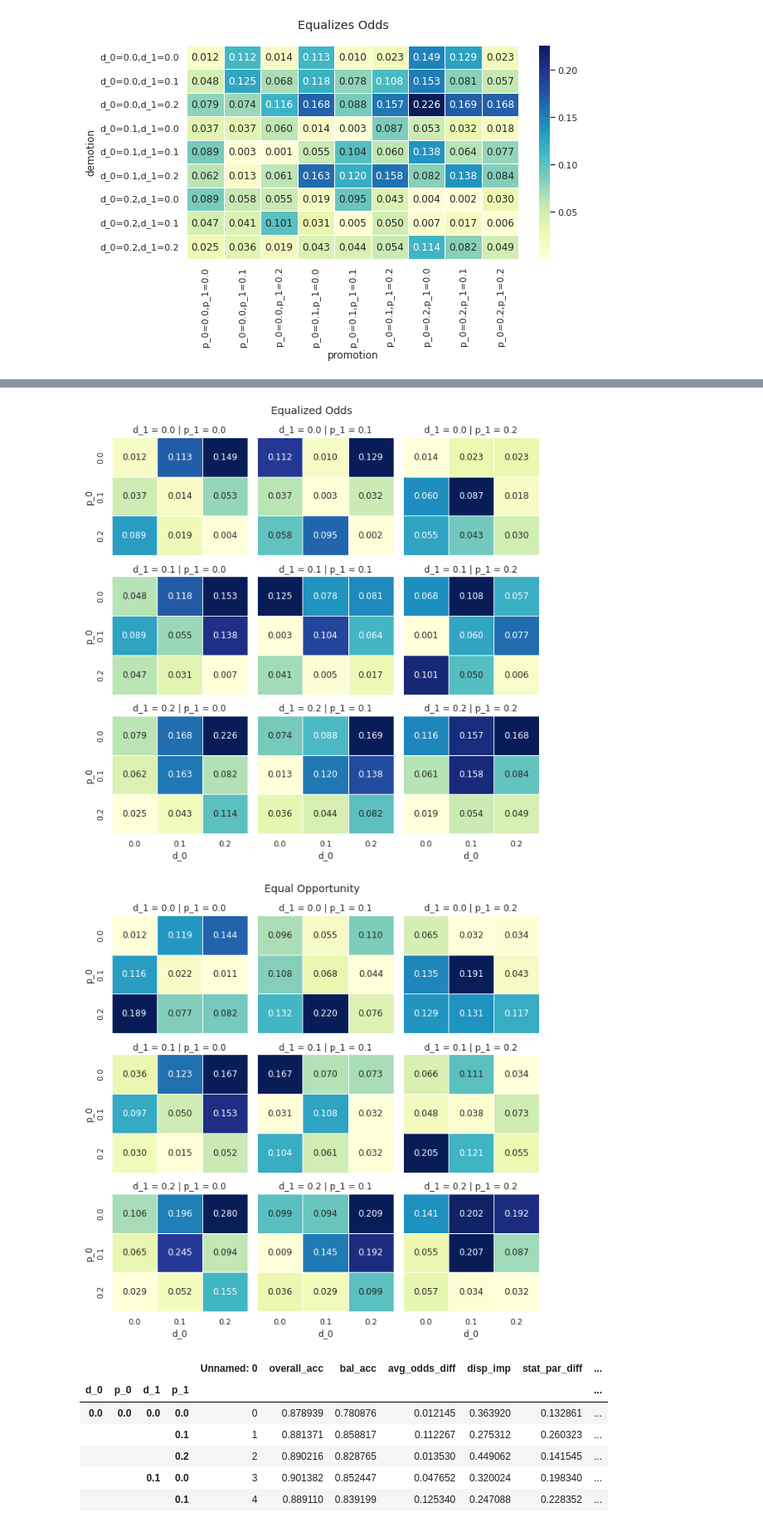
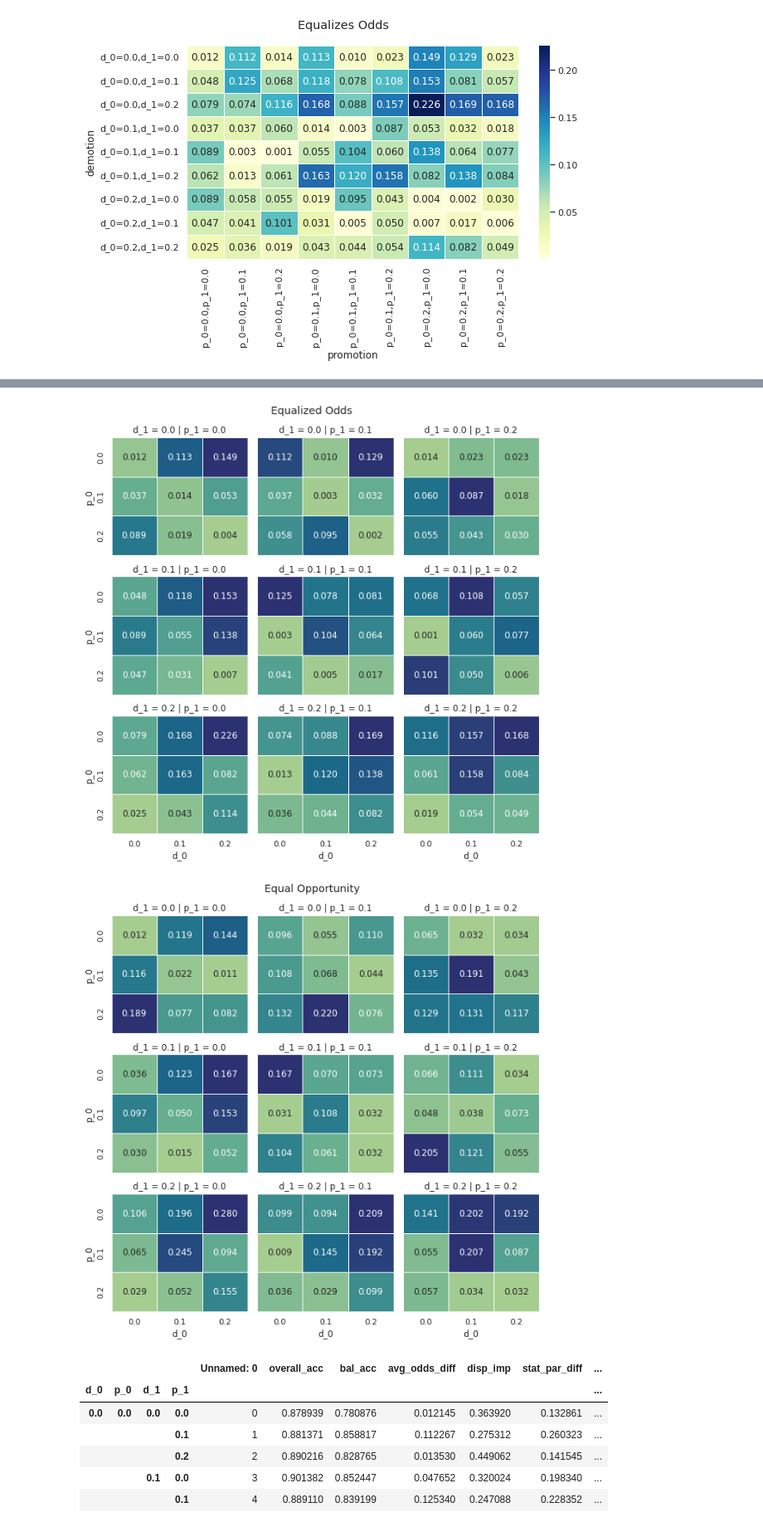
Before and after one commit to ygorcanalli/FairTransitionLoss, a Jupyter notebook: notebooks/2023-06-14/plot_grid.ipynb, the cells around one changed output, grey strips where cells are left out. Shown at 83% size. Drawn from its saved outputs; the diff is of its cells as text; code cells hidden in the pictures.

```diff
--- a/notebooks/2023-06-14/plot_grid.ipynb
+++ b/notebooks/2023-06-14/plot_grid.ipynb
@@ -99,7 +99,7 @@ def draw_heatmap(*args, **kwargs):
 for metric in metrics_to_plot:
     fg = sns.FacetGrid(grid,row='d_1',col='p_1')
     fg.fig.suptitle(explain[metric])
-    fg.map_dataframe(draw_heatmap, 'd_0', 'p_0', metric, cbar=False, annot=True, fmt=".3f", linewidths=.5, cmap="YlGnBu")
+    fg.map_dataframe(draw_heatmap, 'd_0', 'p_0', metric, cbar=False, annot=True, fmt=".3f", linewidths=.5, cmap="crest")
     fg.tight_layout()
     fg.savefig('{0}.png'.format(metric))
 # %% [output]
@@ -108,5 +108,5 @@ for metric in metrics_to_plot:
-[figure, old version]
+[figure, new version]
-[figure, old version]
+[figure, new version]
 # %%
 # %% [output]
 |  |  |  |  | Unnamed: 0 | overall_acc | bal_acc | avg_odds_diff | disp_imp | stat_par_diff | ... |
```
Also changed, not shown: parts of 6 cells of this notebook, 5 other files.
